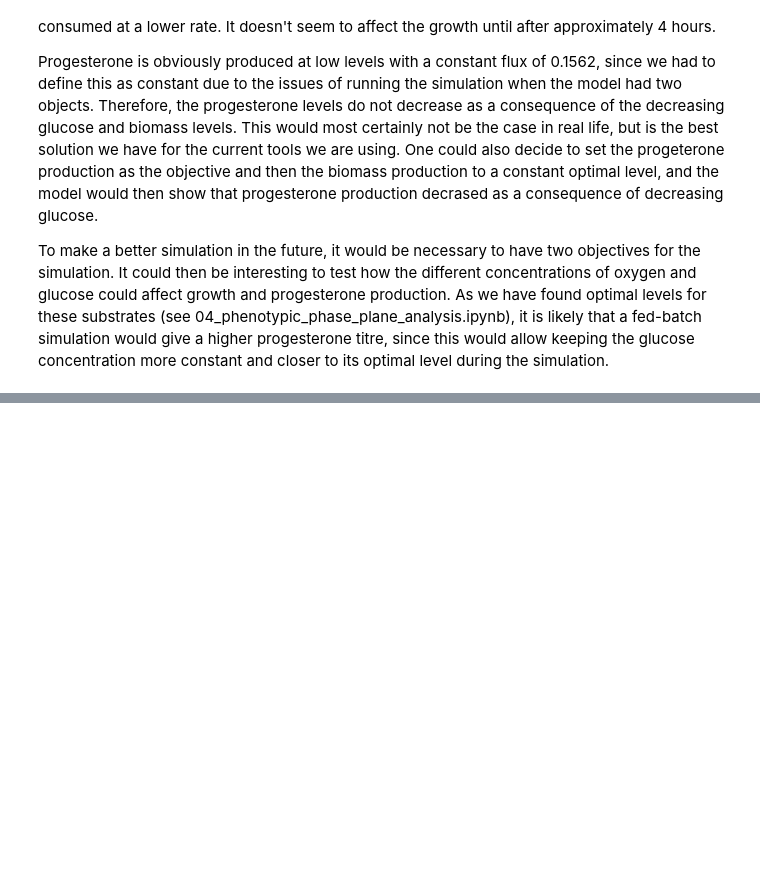
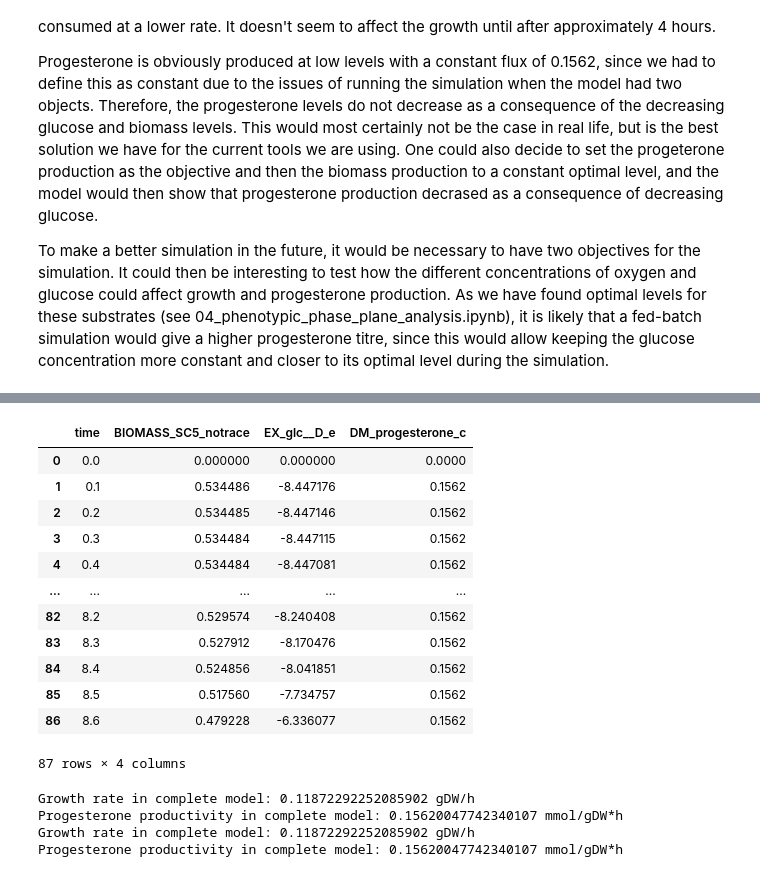
Before and after one commit to 27410/27410-group-assigment-group_3, a Jupyter notebook: 07_DFBA.ipynb, the cells around one changed output, grey strips where cells are left out. Drawn from its saved outputs; the diff is of its cells as text; code cells hidden in the pictures; blank space fills up the shorter version.

```diff
--- a/07_DFBA.ipynb
+++ b/07_DFBA.ipynb
@@ -234,0 +400,16 @@ To make a better simulation in the future, it would be necessary to have two obj
+# %%
+trajectories
+# %% [output]
+|  | time | BIOMASS_SC5_notrace | EX_glc__D_e | DM_progesterone_c |
+| 0 | 0.0 | 0.000000 | 0.000000 | 0.0000 |
+| 1 | 0.1 | 0.534486 | -8.447176 | 0.1562 |
+| 2 | 0.2 | 0.534485 | -8.447146 | 0.1562 |
+| 3 | 0.3 | 0.534484 | -8.447115 | 0.1562 |
+| 4 | 0.4 | 0.534484 | -8.447081 | 0.1562 |
+| ... | ... | ... | ... | ... |
+| 82 | 8.2 | 0.529574 | -8.240408 | 0.1562 |
+| 83 | 8.3 | 0.527912 | -8.170476 | 0.1562 |
+| 84 | 8.4 | 0.524856 | -8.041851 | 0.1562 |
+| 85 | 8.5 | 0.517560 | -7.734757 | 0.1562 |
+| 86 | 8.6 | 0.479228 | -6.336077 | 0.1562 |
+87 rows × 4 columns
@@ -234,0 +423,18 @@ To make a better simulation in the future, it would be necessary to have two obj
+# %%
+with model:
+    model.objective = {model.reactions.get_by_id('BIOMASS_SC5_notrace'): baseline_max_production,
+                    model.reactions.get_by_id('DM_progesterone_c'): baseline_max_growth} # objective is to lead flux through the reaction producing progesterone top maximise production
+    solution = model.optimize()
+    growth = solution.fluxes['BIOMASS_SC5_notrace']
+    progesterone = solution.fluxes['DM_progesterone_c'] #*1000 /314.46
+    o_uptake = solution.fluxes['EX_o2_e']
+    glc_uptake = solution.fluxes['EX_glc__D_e']
+    print(f"Growth rate in complete model: {growth} gDW/h")
+    print(f"Progesterone productivity in complete model: {progesterone} mmol/gDW*h")
+    print(f"Growth rate in complete model: {growth} gDW/h")
+    print(f"Progesterone productivity in complete model: {progesterone} mmol/gDW*h")
+# %% [output]
+Growth rate in complete model: 0.11872292252085902 gDW/h
+Progesterone productivity in complete model: 0.15620047742340107 mmol/gDW*h
+Growth rate in complete model: 0.11872292252085902 gDW/h
+Progesterone productivity in complete model: 0.15620047742340107 mmol/gDW*h
```
Also changed, not shown: parts of 17 cells of this notebook.
